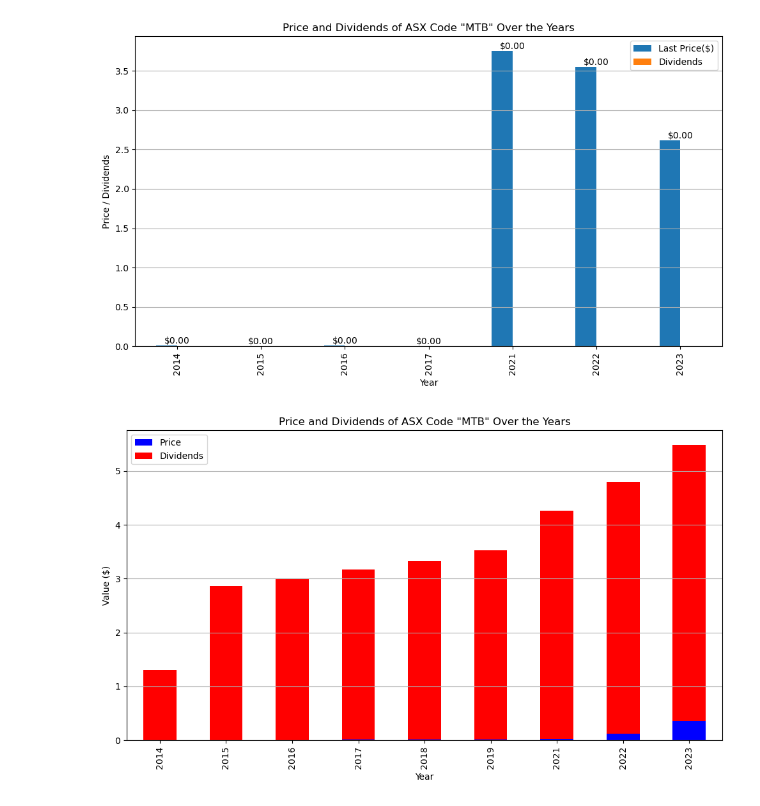
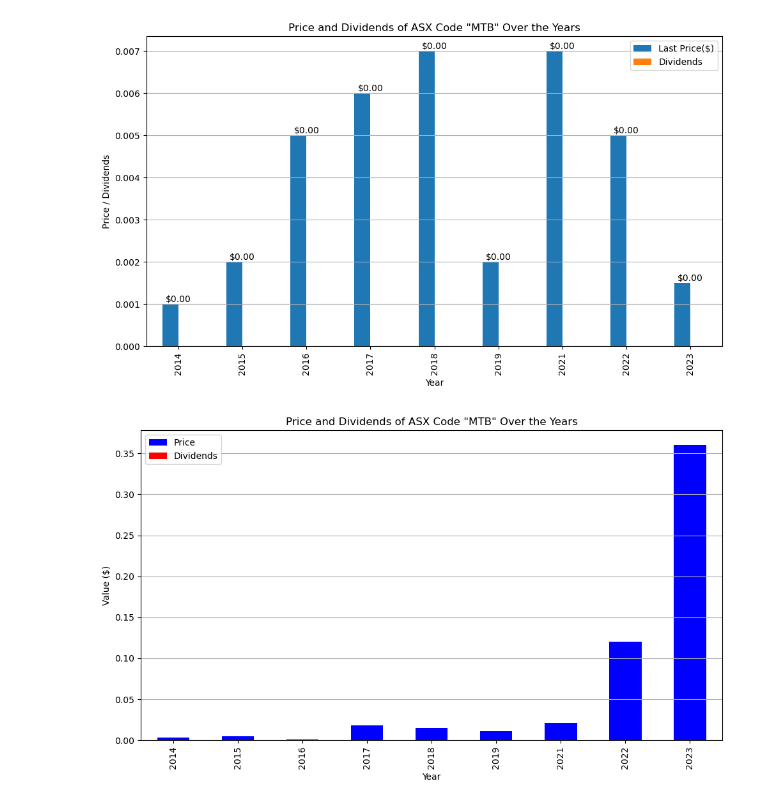
Before and after one commit to TruptiRadadiya/Australian_Stock_Market_Analysis, a Jupyter notebook: visualization/calculate_top_and_button_gainers.ipynb, the cells around one changed output. Drawn from its saved outputs; the diff is of its cells as text; code cells hidden in the pictures.

Commit message:
half done visualization

```diff
--- a/visualization/calculate_top_and_button_gainers.ipynb
+++ b/visualization/calculate_top_and_button_gainers.ipynb
@@ -2,9 +2,10 @@
 import pandas as pd
 
 # Read each sheet of the Excel file into separate DataFrames
-file_path = "..\\DataCleaning\\resources\\Cleaned_Final_ASX_data.csv"
+file_path = "..\\DataCleaning\\resources\\complete_stock_data.csv"
 # Read the CSV file into a DataFrame
 final_df = pd.read_csv(file_path)
+final_df['Dividends'] = 0
 final_df.head()
 # %% [output]
 |  | ASX Code | Security Group Code | Issuer Full Name | Product Description | Last Price($) | Business Date | ... |
@@ -16,5 +17,3 @@ final_df.head()
-# %%
-final_df.dropna(subset = ["Sub-Industry"],inplace= True)
 # %%
 final_df.head()
 # %% [output]
@@ -114,35 +121,35 @@ final_df.loc[(final_df['ASX Code'] == 'MTB') & (final_df['Year'] == 2021), 'Spli
 import matplotlib.pyplot as plt
 
 # Assuming you have a DataFrame named 'final_df' with columns: 'Year', 'ASX Code', 'Last Price($)', 'Dividends'
 
 # Filter data for ASX Code "MTB"
-mtb_data = final_df[final_df['ASX Code'] == 'OBL'].copy()
+mtb_data = final_df[final_df['ASX Code'] == 'MTB'].copy()
 
 # Aggregate data by year
 mtb_data_agg = mtb_data.groupby('Year')[['Last Price($)', 'Dividends']].mean()
 
 # Remove negative values from Last Price
 mtb_data_agg = mtb_data_agg[mtb_data_agg['Last Price($)'] >= 0]
 
 # Plot bar plot
 ax = mtb_data_agg.plot(kind='bar', figsize=(10, 6))
 
 # Add labels and title
 plt.xlabel('Year')
 plt.ylabel('Price / Dividends')
 plt.title('Price and Dividends of ASX Code "MTB" Over the Years')
 
 # Show the plot
 plt.grid(axis='y')
 plt.tight_layout()
 
 # Show dividends as text next to each bar
 for i, (index, row) in enumerate(mtb_data_agg.iterrows()):
     ax.text(i, row['Last Price($)'], f"${row['Dividends']:.2f}", ha='center', va='bottom')
 
 plt.show()
 # %% [output]
-[figure, old version]
+[figure, new version]
 # %%
 import matplotlib.pyplot as plt
 
@@ -176,4 +183,4 @@ plt.grid(axis='y')
 plt.tight_layout()
 plt.show()
 # %% [output]
-[figure, old version]
+[figure, new version]
```
Also changed, not shown: parts of 12 cells of this notebook, 1 other file.
